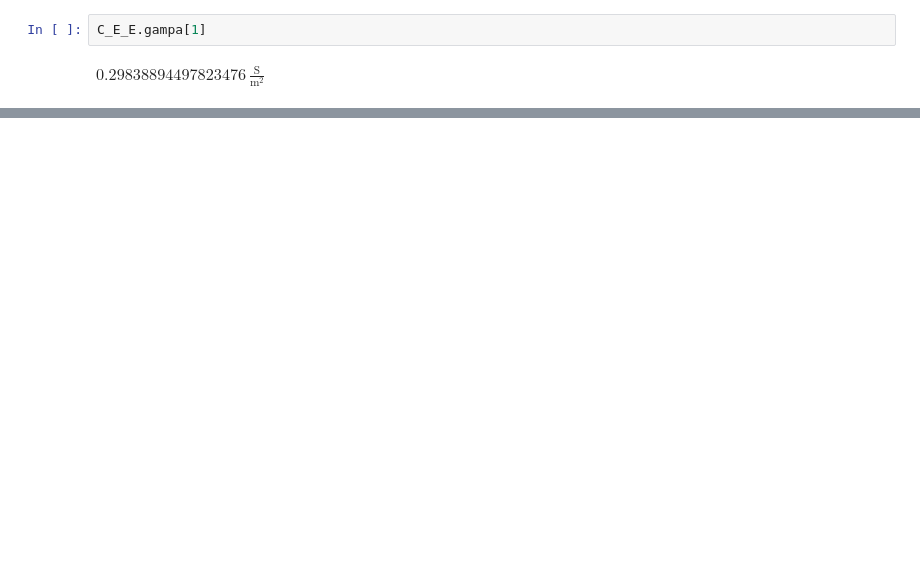
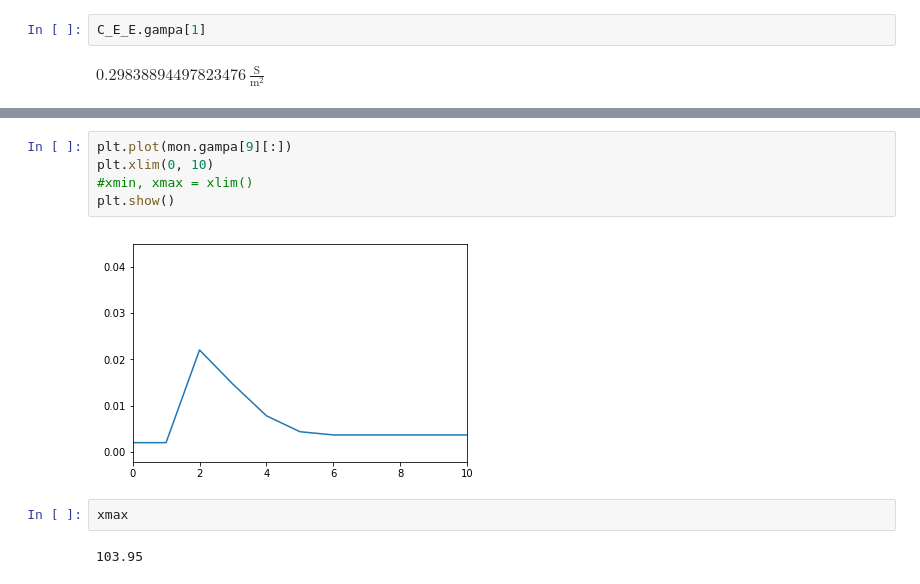
Before and after one commit to JingjinW/Neural-heterogeneity-study-based-on-STDP, a Jupyter notebook: 2002NAT_3.ipynb, the cells around one changed output, grey strips where cells are left out. Drawn from its saved outputs; the diff is of its cells as text; blank space fills up the shorter version.

```diff
--- a/2002NAT_3.ipynb
+++ b/2002NAT_3.ipynb
@@ -178,0 +198,11 @@ $0.29838894497823476\,\frac{\mathrm{S}}{\mathrm{m}^{2}}$
+# %%
+plt.plot(mon.gampa[9][:])
+plt.xlim(0, 10)
+#xmin, xmax = xlim()
+plt.show()
+# %% [output]
+[figure, added]
+# %%
+xmax
+# %% [output]
+103.95
```
Also changed, not shown: parts of 18 cells of this notebook, 1 other file.
